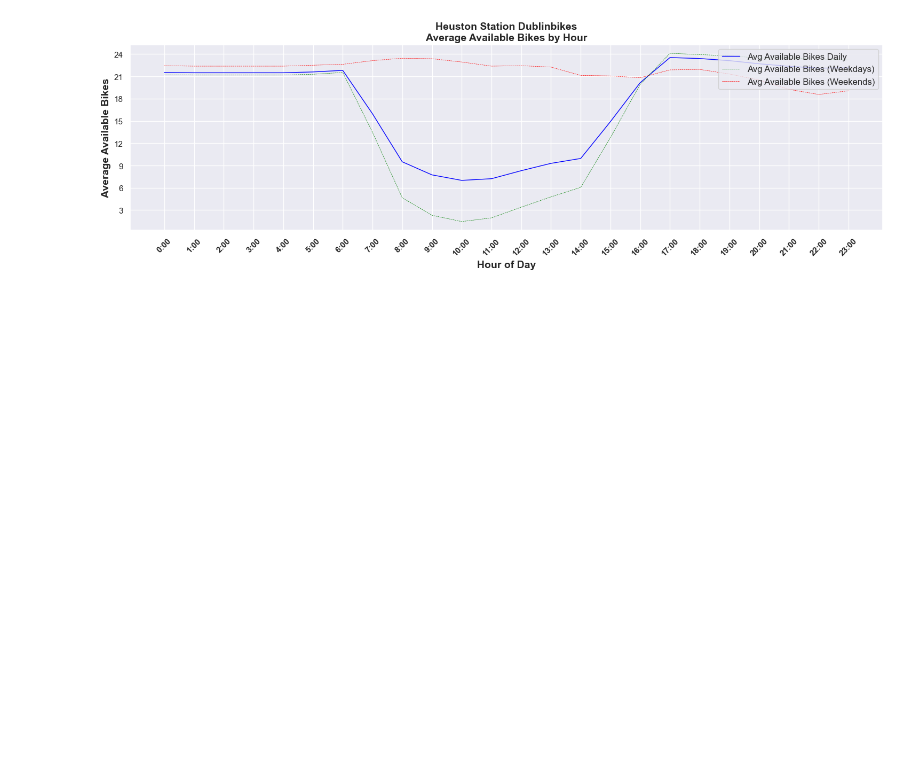
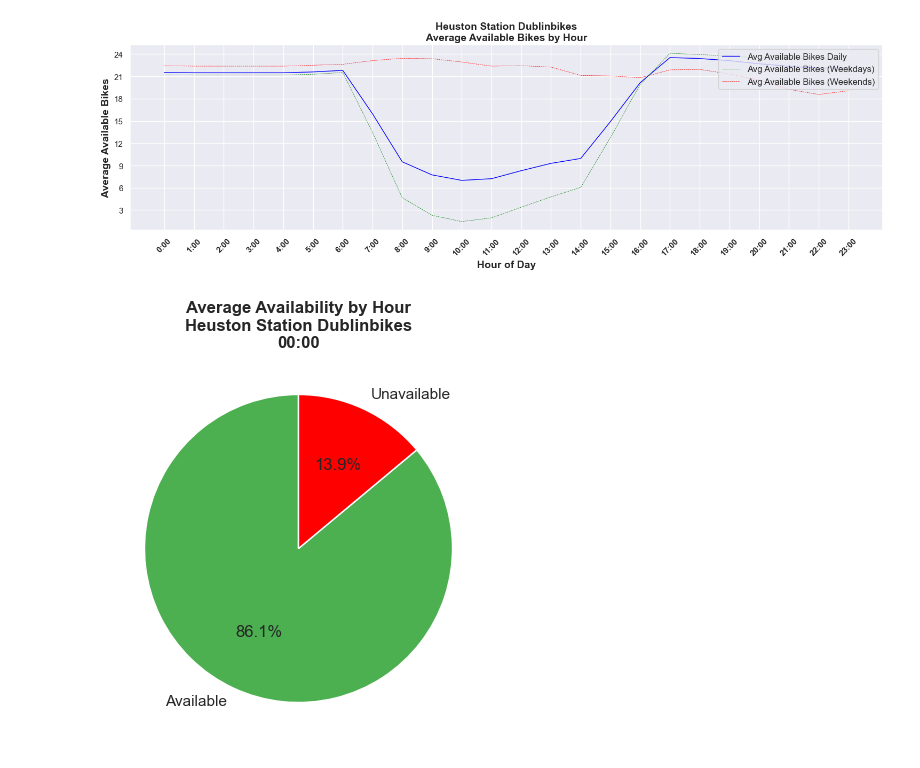
Before and after one commit to JBnkn/4369-programming-for-data-analytics, a Jupyter notebook: Project/Dublinbikes Project.ipynb, the cells around one changed output. Drawn from its saved outputs; the diff is of its cells as text; code cells hidden in the pictures; blank space fills up the shorter version.

Commit message:
Created availability GIF

```diff
--- a/Project/Dublinbikes Project.ipynb
+++ b/Project/Dublinbikes Project.ipynb
@@ -153,3 +154,7 @@ map
 # %%
 # set TIME column as dataframe index to allow for resampling and other time-based operations
 df.set_index('TIME', inplace=True)
+
+# add a column showing the percentage of bikes available at any given time
+df['PERCENT_AVAILABLE'] = df['AVAILABLE_BIKES'] / df['BIKE_STANDS']
+df.head()
@@ -270,3 +283,33 @@ plt.tight_layout()
 plt.show()
 # %% [output]
 [figure]
+# %%
+# calc avg percentage available for each hour of the day
+hourly_avg = heuston_df.groupby('Hour')['PERCENT_AVAILABLE'].mean()
+
+# function to create pie chart for specific hour
+def create_pie_chart(hour, ax):
+    percent_available = hourly_avg.loc[hour]
+    data = [percent_available, 1 - percent_available]
+    labels = ['Available', 'Unavailable']
+    colors = ['#4CAF50', '#FF0000']  # green for available, red for unavailable
+
+    ax.clear()
+    ax.pie(data, labels=labels, autopct='%1.1f%%', startangle=90, colors=colors)
+    ax.set_title(f'Average Availability by Hour\nHeuston Station Dublinbikes\n{hour:02d}:00', weight='bold', fontsize=12)
+
+# create GIF
+fig, ax = plt.subplots(figsize=(5, 5))
+
+# animation function
+def update(hour):
+    create_pie_chart(hour, ax)
+
+# configure animation
+ani = FuncAnimation(fig, update, frames=range(24), repeat=True)
+
+# save output as a GIF
+output_file = 'heuston_hourly_availability.gif'
+ani.save(output_file, writer=PillowWriter(fps=1))
+# %% [output]
+[figure, added]
```
Also changed, not shown: parts of 4 cells of this notebook, 2 other files.
